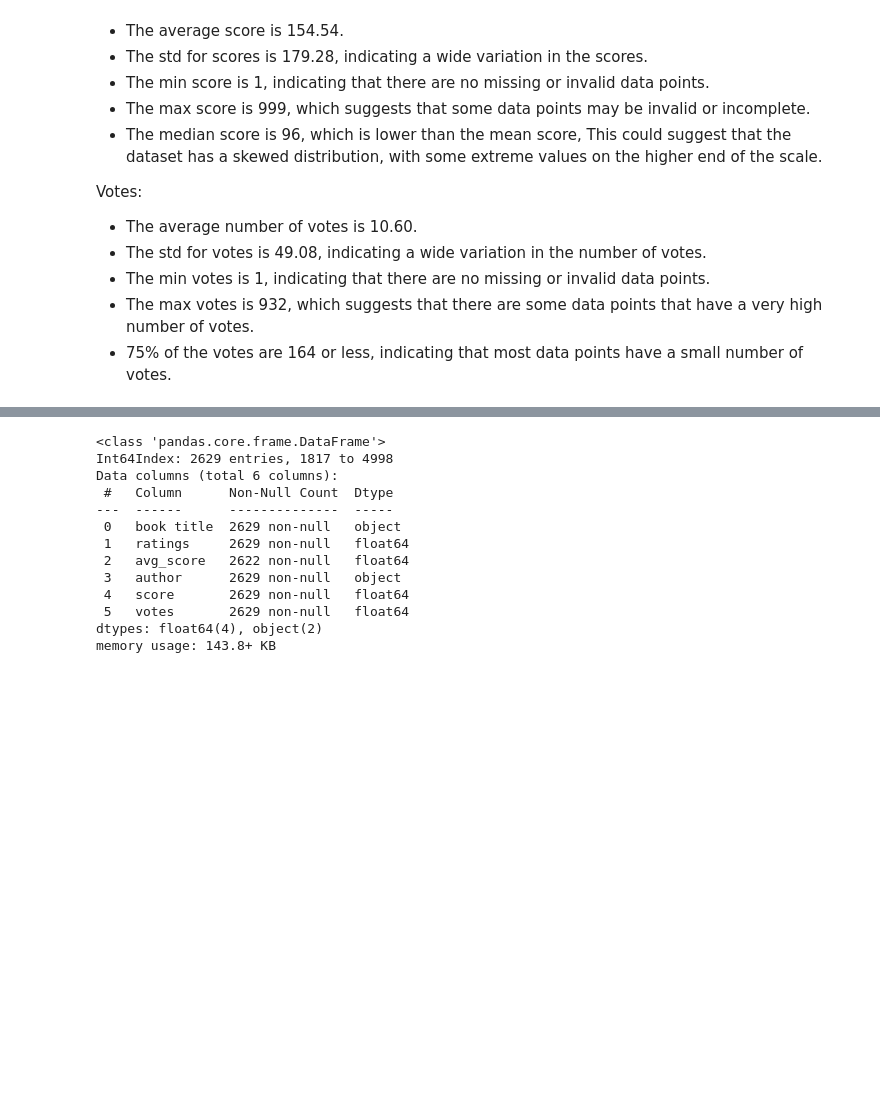
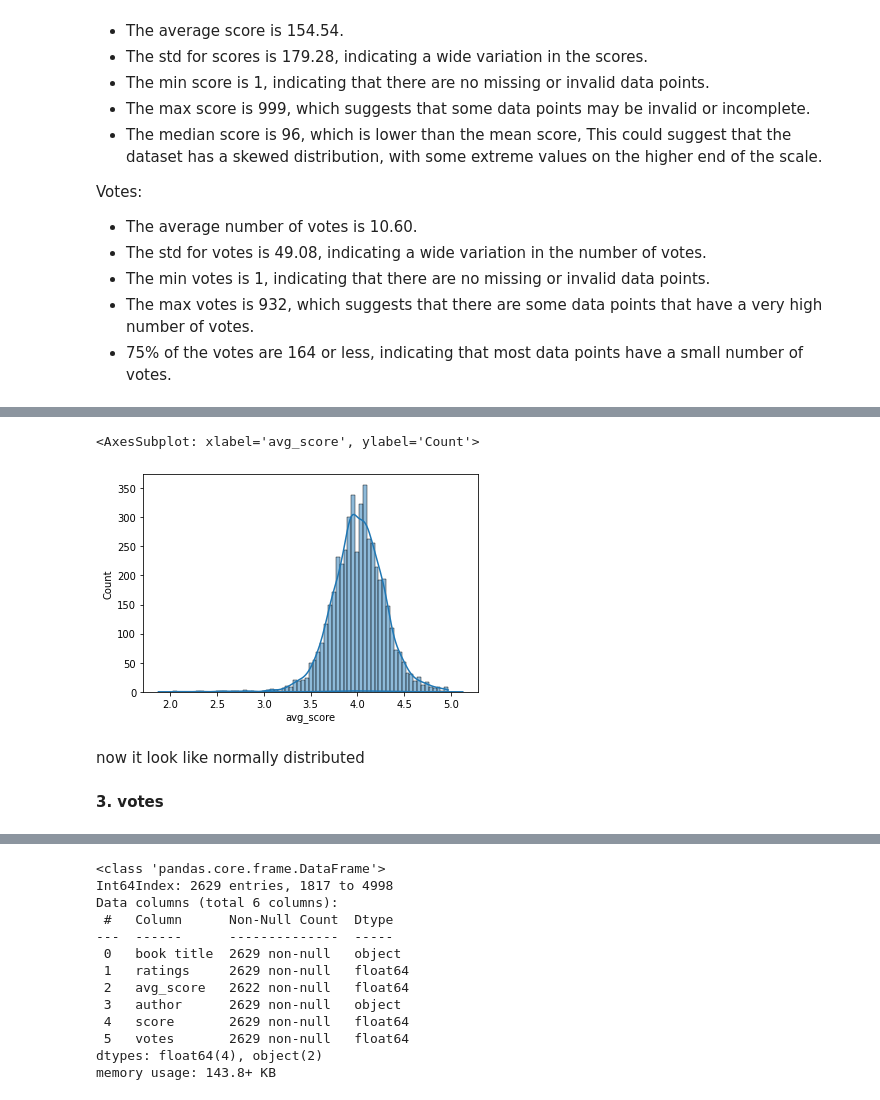
Before and after one commit to chandru1003/Data--Projects, a Jupyter notebook: Web scraping/Goodreads/Goodreads Web-Scraping.ipynb, the cells around one changed output, grey strips where cells are left out. Saved outputs shown, nothing was run; the diff lists cells and outputs as text; code cells hidden in the pictures; blank space fills up the shorter version.

```diff
--- a/Web scraping/Goodreads/Goodreads Web-Scraping.ipynb
+++ b/Web scraping/Goodreads/Goodreads Web-Scraping.ipynb
@@ -599,0 +490,10 @@ data.drop(data[data['score'] >=150].index, inplace=True)
+# %%
+# Calculate the IQR for the votes column
+q1 = data['avg_score'].quantile(0.25)
+q3 = data['avg_score'].quantile(0.75)
+iqr = q3 - q1
+# Identify potential outliers
+lower_bound = q1 - 1.5*iqr
+upper_bound = q3 + 1.5*iqr
+
+outliers_votes =data[(data['avg_score'] < lower_bound) | (data['avg_score'] > upper_bound)].count()
@@ -599,0 +515,13 @@ data.drop(data[data['score'] >=150].index, inplace=True)
+# %%
+median = np.median(data['votes'])
+data.loc[(data['votes'] < lower_bound) | (data['votes'] > upper_bound), 'votes'] = median
+# %%
+sns.histplot(data=data, x="avg_score", kde=True)
+sns.kdeplot(data=data, x="avg_score")
+# %% [output]
+<AxesSubplot: xlabel='avg_score', ylabel='Count'>
+[figure, added]
+# %% [markdown]
+now it look like normally distributed
+# %% [markdown]
+**3. votes**
```
Also changed, not shown: parts of 44 cells of this notebook.
